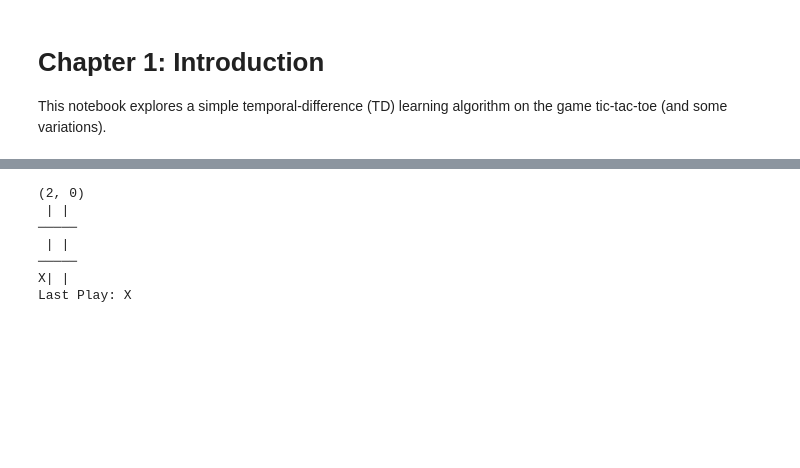
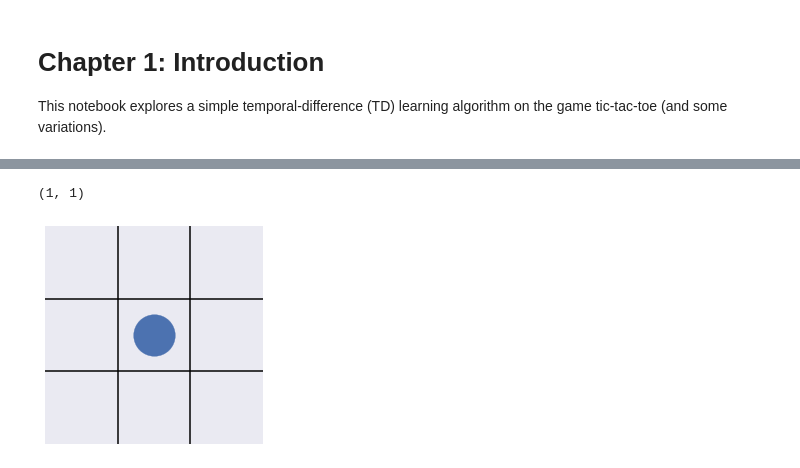
Before and after one commit to ungood/reinforcement-learning, a Jupyter notebook: Chapter 1.ipynb, the cells around one changed output, grey strips where cells are left out. Saved outputs shown, nothing was run; the diff lists cells and outputs as text; code cells hidden in the pictures; blank space fills up the shorter version.

```diff
--- a/Chapter 1.ipynb
+++ b/Chapter 1.ipynb
@@ -4,19 +4,25 @@
 This notebook explores a simple temporal-difference (TD) learning algorithm on the game tic-tac-toe (and some variations).
 # %%
 from collections import defaultdict
-import random
 from typing import *
 from enum import Enum
+import random
 
 import numpy as np
 import pandas as pd
 
-import matplotlib
 import matplotlib.pyplot as plt
+from matplotlib import animation
 %matplotlib inline
 
 import seaborn as sns
 sns.set()
 
-import gym
-from gym import spaces
+from envs import tictactoe
+import utilities
+
+ttt = tictactoe.TicTacToeEnv()
+
+def seed(s):
+    random.seed(s)
+    np.random.seed(s)
@@ -221,40 +29,35 @@ Reward: 1
 # %%
+class AgentSession(object):
+    def act(self, state):
+        raise NotImplemented
+
+    def reward(self, state, reward):
+        pass
+
 class Agent(object):
     def reset(self):
         pass
 
-    def act(self, state):
-        raise NotImplemented
+    def bind(self, player):
+        return AgentSession()
 
-    def reward(self, reward):
-        pass
-
-class RandomAgent(Agent):
+class RandomAgent(Agent, AgentSession):
     def __init__(self, name):
         self.name = name
-        self.reset()
 
-    def reset(self):
-        self.score = 0
+    def bind(self, player):
+        return self
 
     def act(self, state):
         return state.random_action
-
-    def reward(self, reward):
-        self.score += reward
 
 rando = RandomAgent("Rando")
 state = ttt.reset()
 action = rando.act(state)
 print(action)
 ttt.step(action)
-ttt.render()
+ttt.render(mode='matplotlib')
 # %% [output]
-(2, 0)
- | |
-─────
- | |
-─────
-X| |
-Last Play: X
+(1, 1)
+[figure, added]
 # %%
```
Also changed, not shown: parts of 26 cells of this notebook, 4 other files.
